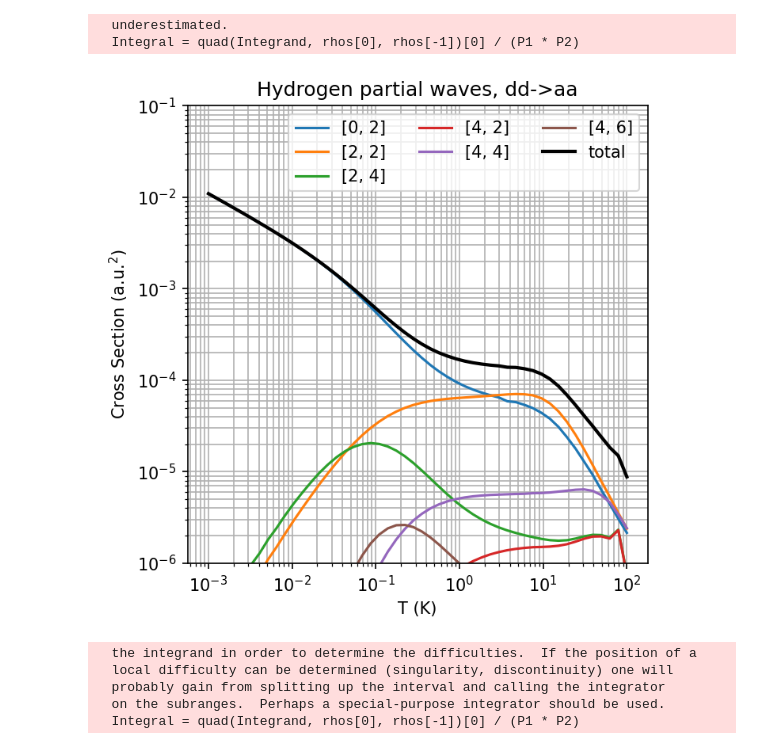
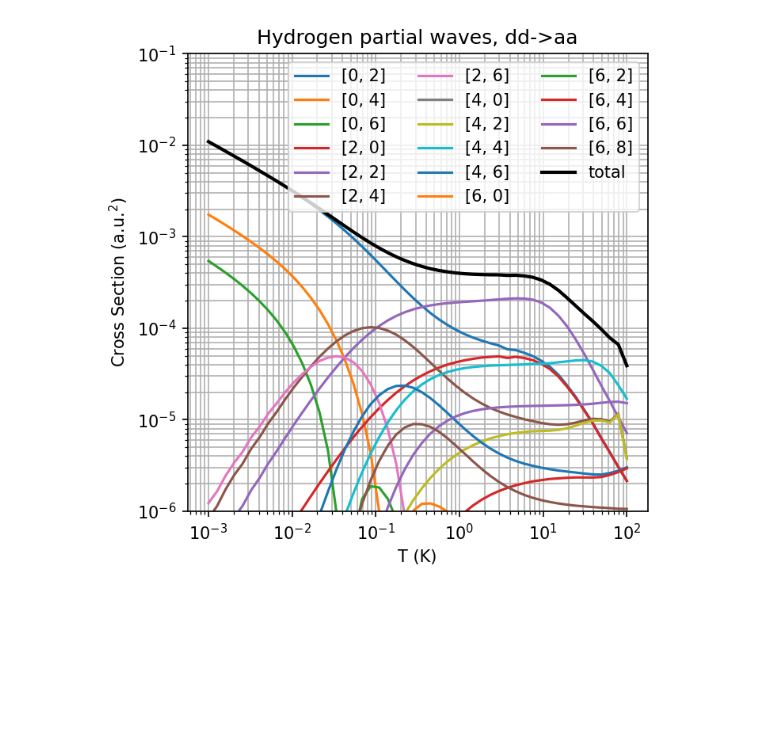
Before and after one commit to UTA-NURES/AtomicHScattering, a Jupyter notebook: examples/Higher Partial Waves.ipynb, the cells around one changed output. Cells and saved outputs as stored; diff of their text form; code cells hidden in the pictures; blank space fills up the shorter version.

```diff
--- a/examples/Higher Partial Waves.ipynb
+++ b/examples/Higher Partial Waves.ipynb
@@ -28,20 +36,7 @@ SummedG=np.array(SummedG)
 # %%
 GVsB_PW_H=[]
-PWaves=[[0,2],
-        [2,2],
-        [2,4],
-        [4,2],
-        [4,4],
-        [4,6]]
-
-# Only m=0 in initial state (Weinberg lectures in quantum mechanics, p260)
-degeneracies1 = [1,
-                1,
-                1,
-                1,
-                1,
-                1,
-                1]
+PWaves=         [[0, 2],[0,4],[0,6],[2, 0],[2, 2],[2, 4],[2,6],[4,0],[4, 2],[4, 4],[4, 6],[6,0],[6,2],[6,4],[6,6],[6,8]]
+degeneracies_aa =[1,     1,    1,    1,     3,     5,     5,    1,    5,     7,     9,     1,    5,    9,    11,   13]
 
 
 
@@ -50,9 +45,6 @@ for PW in PWaves:
     for T in T_values:
         Gs.append(dipolelosses.GetGFactor(c,  B_value, constants.HydrogenConstants, T, pot,rhos=np.linspace(1e-9,0.75,2000),lin=PW[0],lout=PW[1]))
     GVsB_PW_H.append(np.array(Gs))
-# %% [output]
-  underestimated.
-  Integral = quad(Integrand, rhos[0], rhos[-1])[0] / (P1 * P2)
 # %%
 amu=1.672621925e-27
 A = 1e-6 / (constants.BohrInAng*1e-10)**2 * np.sqrt(amu/(4*constants.kb))
@@ -60,40 +52,29 @@ AT = 1e-6 / (constants.BohrInAng*1e-10)**2 * np.sqrt((3*amu)/(4*constants.kb))
 # %%
 plt.figure(figsize=(5,5),dpi=150)
 
 for iPW in range(0,len(PWaves)):
-    plt.plot(T_values,A*GVsB_PW_H[iPW]*degeneracies1[iPW]/np.sqrt(T_values),label=str(PWaves[iPW]))
+    plt.plot(T_values,A*GVsB_PW_H[iPW]*degeneracies_aa[iPW]/np.sqrt(T_values),label=str(PWaves[iPW]))
 plt.plot(T_values, A*SummedG/np.sqrt(T_values),linewidth=2,color='black',label='total')
 plt.semilogy()
 plt.xlabel("T (K)")
 #plt.xlim(0.001, 10)
 plt.ylabel(r'Cross Section (a.u.$^2$)')
 #plt.ylim(1e-19, 1e-15)
 plt.title("Hydrogen partial waves, dd->aa")
 plt.grid(which='both')
 plt.legend(ncol=3)
 plt.loglog()
 plt.ylim(1e-6,1e-1)
 
 plt.show()
 # %% [output]
-[figure, old version]
+[figure, new version]
 # %%
+#Only showing the most important ones
 GVsB_PW_T=[]
-PWaves=[[0,2],
-        [2,2],
-        [2,4],
-        [4,2],
-        [4,4],
-        [4,6]]
+PWaves=         [[0, 2],[0,4],[0,6],[2, 0],[2, 2],[2, 4],[2,6],[4, 2],[4, 4],[4, 6],[6,2],[6,4]]
+degeneracies_aa =[1,     1,    1,    1,     3,     5,     5,    5,     7,     9,     1,    9, ]
 
-# Only m=0 in initial state (Weinberg lectures in quantum mechanics, p260)
-degeneracies1 = [1,
-                1,
-                1,
-                1,
-                1,
-                1,
-                1]
 
 
 
@@ -102,12 +83,6 @@ for PW in PWaves:
     for T in T_values:
         Gs.append(dipolelosses.GetGFactor(c,  B_value, constants.TritiumConstants, T, pot,rhos=np.linspace(1e-9,0.75,2000),lin=PW[0],lout=PW[1]))
     GVsB_PW_T.append(np.array(Gs))
-# %% [output]
-  the integrand in order to determine the difficulties.  If the position of a
-  local difficulty can be determined (singularity, discontinuity) one will
-  probably gain from splitting up the interval and calling the integrator
-  on the subranges.  Perhaps a special-purpose integrator should be used.
-  Integral = quad(Integrand, rhos[0], rhos[-1])[0] / (P1 * P2)
 # %%
 SummedGT=[]
 for T in T_values:
```
Also changed, not shown: parts of 4 cells of this notebook, 7 other files.
